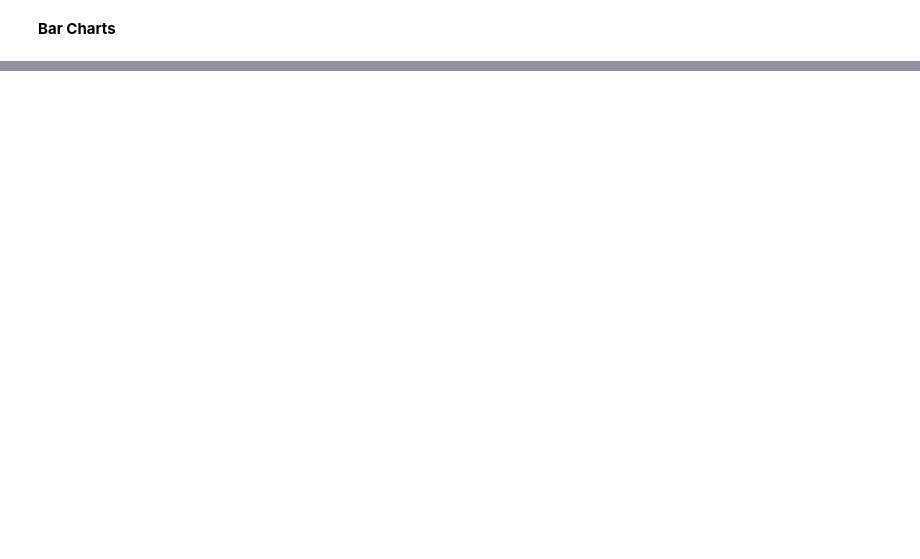
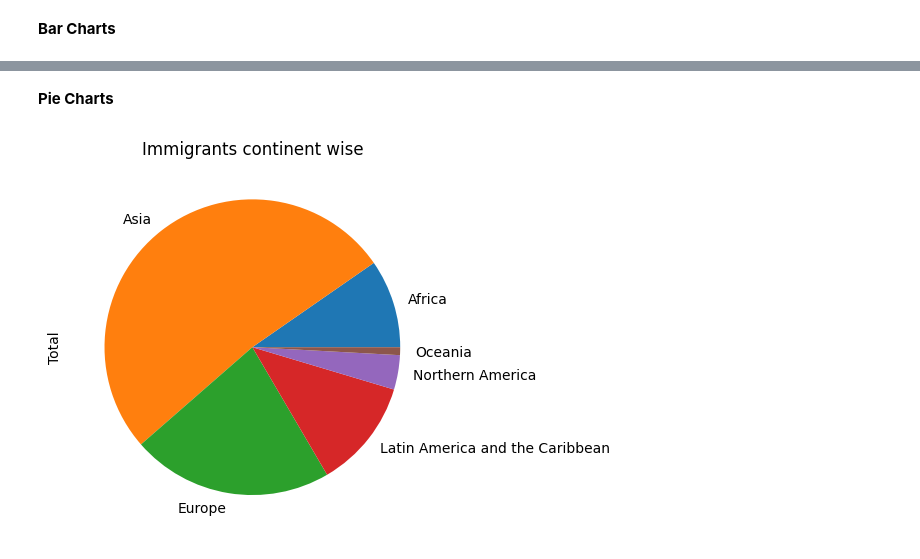
Before and after one commit to Parishri07/Data-Science-and-Machine-Learning, a Jupyter notebook: Matplotlib.ipynb, the cells around one changed output, grey strips where cells are left out. Drawn from its saved outputs; the diff is of its cells as text; code cells hidden in the pictures; blank space fills up the shorter version.

```diff
--- a/Matplotlib.ipynb
+++ b/Matplotlib.ipynb
@@ -69,0 +211,9 @@ question.plot(kind='barh')
+# %% [markdown]
+**Pie Charts**
+# %%
+df_continents = df_canada.groupby('Continent', axis=0).sum()
+df_continents['Total'].plot(kind='pie')
+plt.title("Immigrants continent wise")
+plt.show()
+# %% [output]
+[figure, added]
```
Also changed, not shown: parts of 47 cells of this notebook.
